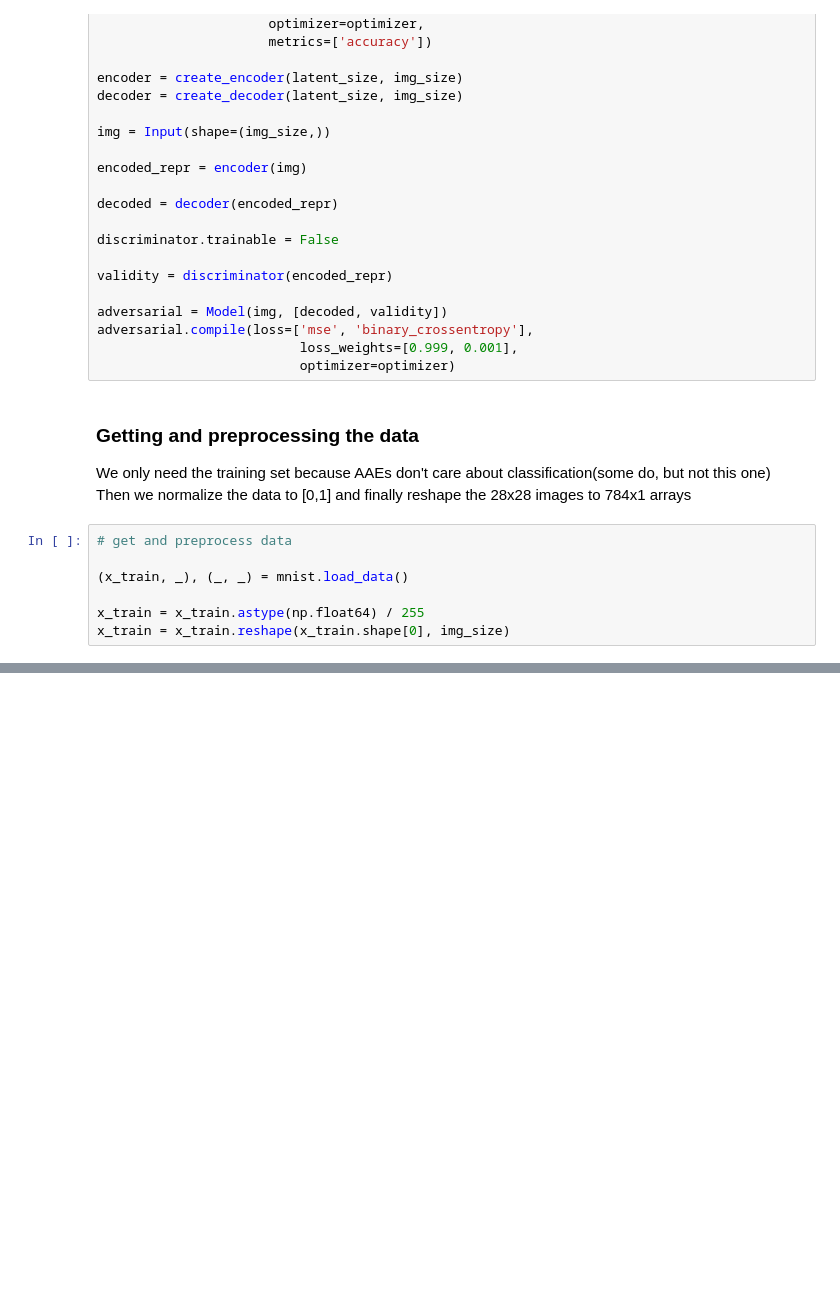
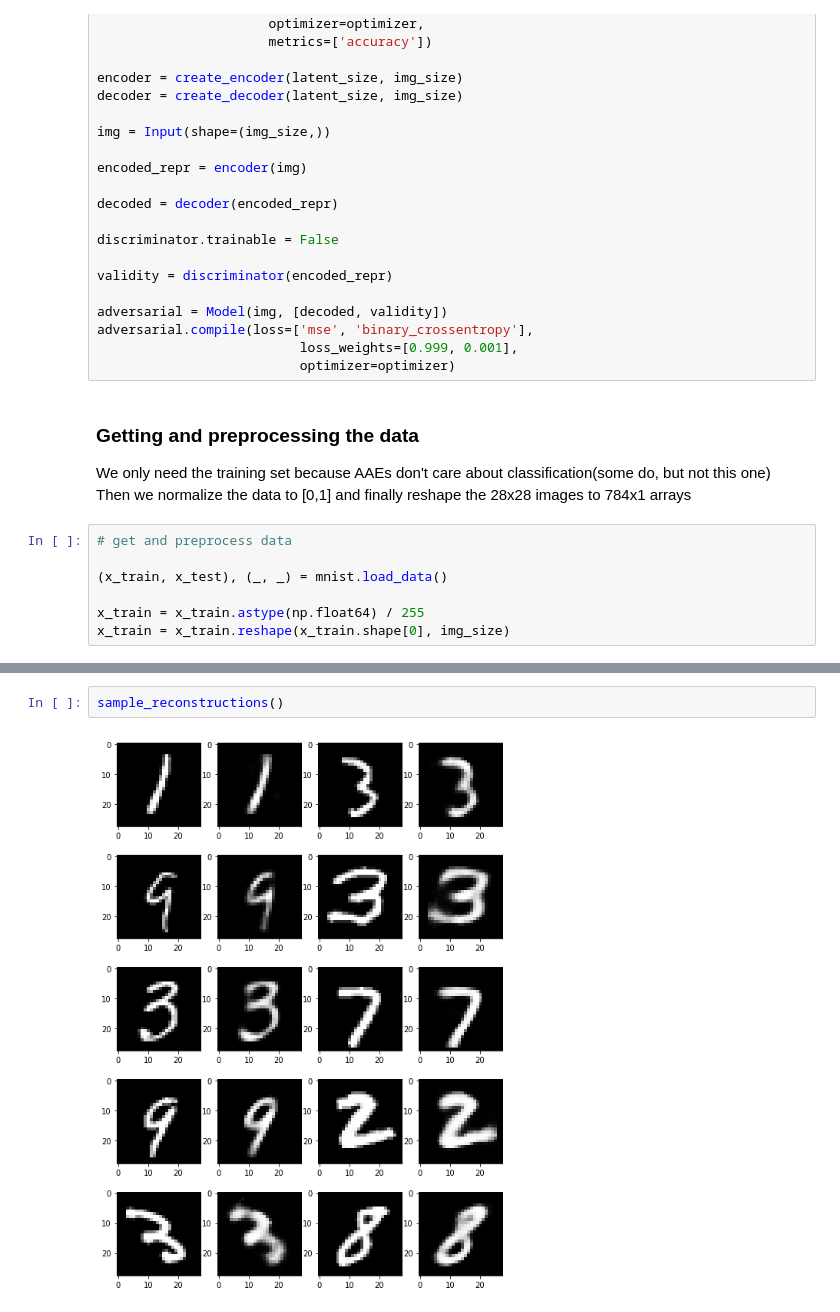
Before and after one commit to sidhanthholalkere/CS2FinalProject, a Jupyter notebook: Adversarial Autoencoder with Keras.ipynb, the cells around one changed output, grey strips where cells are left out. Drawn from its saved outputs; the diff is of its cells as text; blank space fills up the shorter version.

```diff
--- a/Adversarial Autoencoder with Keras.ipynb
+++ b/Adversarial Autoencoder with Keras.ipynb
@@ -120,7 +122,7 @@ Then we normalize the data to [0,1] and finally reshape the 28x28 images to 784x
 # %%
 # get and preprocess data
 
-(x_train, _), (_, _) = mnist.load_data()
+(x_train, x_test), (_, _) = mnist.load_data()
 
 x_train = x_train.astype(np.float64) / 255
 x_train = x_train.reshape(x_train.shape[0], img_size)
@@ -177,0 +232,4 @@ Use tf.cast instead.
+# %%
+sample_reconstructions()
+# %% [output]
+[figure, added]
```
Also changed, not shown: parts of 10 cells of this notebook.
